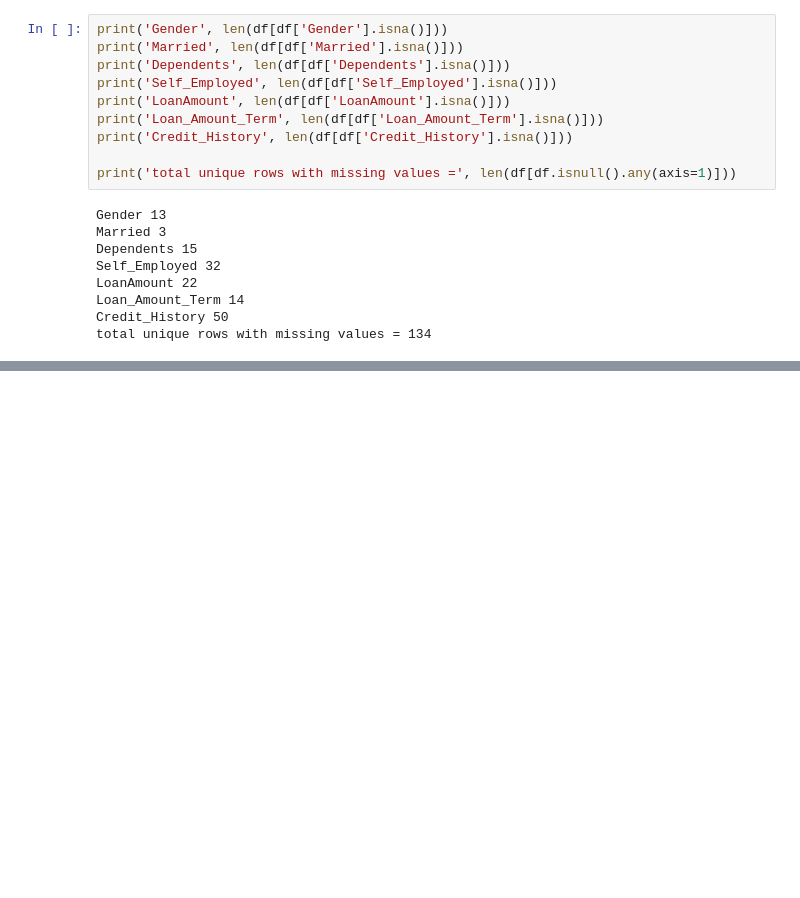
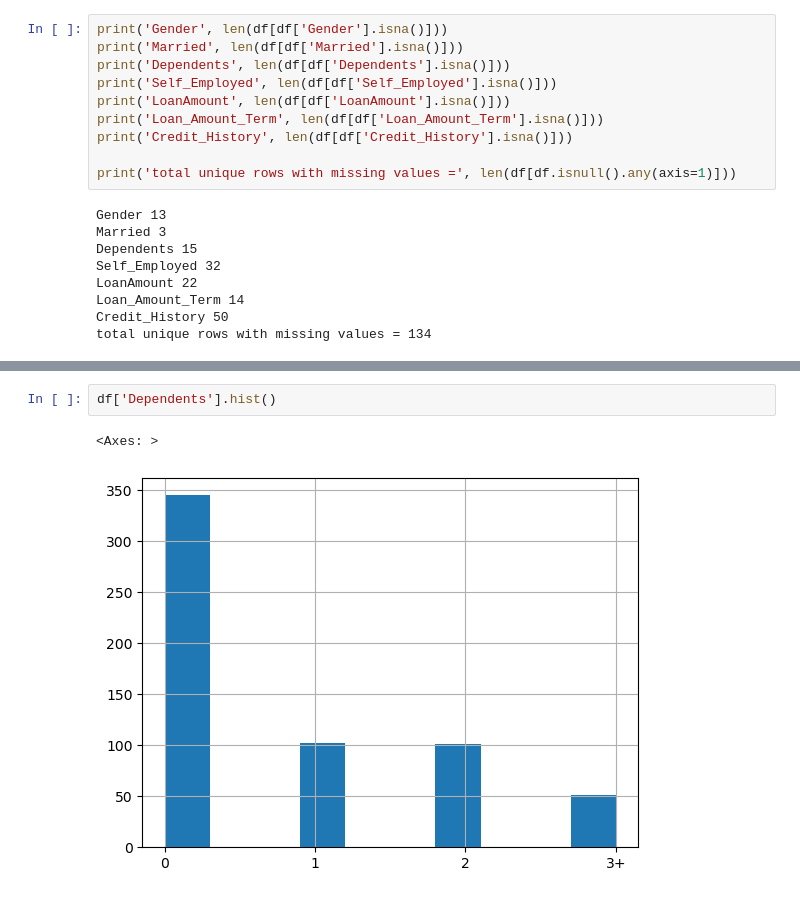
Before and after one commit to aaryaparekh/data1030_project, a Jupyter notebook: home_loan_EDA.ipynb, the cells around one changed output, grey strips where cells are left out. Cells and saved outputs as stored; diff of their text form; blank space fills up the shorter version.

```diff
--- a/home_loan_EDA.ipynb
+++ b/home_loan_EDA.ipynb
@@ -76,0 +81,5 @@ total unique rows with missing values = 134
+# %%
+df['Dependents'].hist()
+# %% [output]
+<Axes: >
+[figure, added]
```
Also changed, not shown: parts of 23 cells of this notebook.
